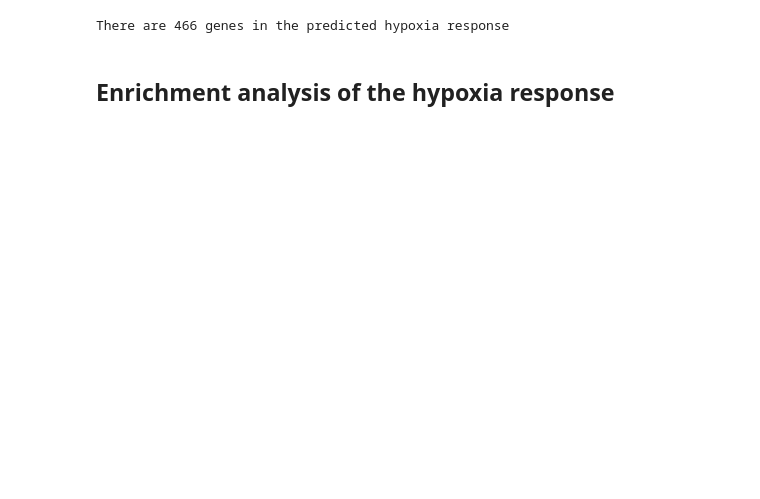
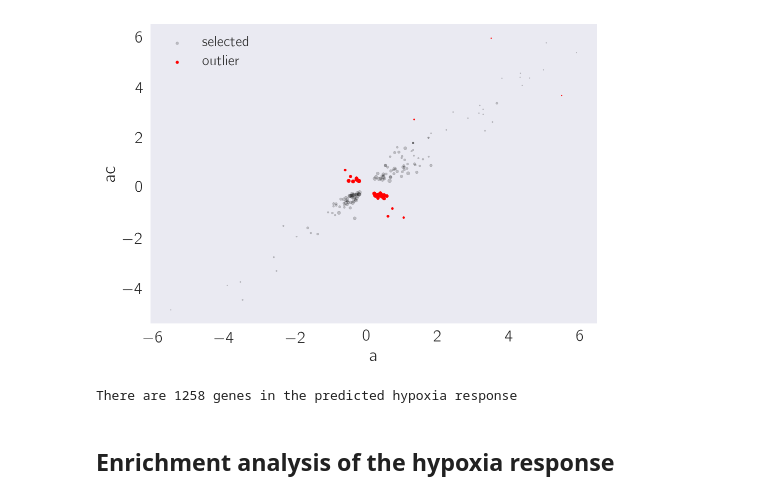
Before and after one commit to WormLabCaltech/mprsq, a Jupyter notebook: src/3 Enrichment Analysis of Hypoxia Pathway Data.ipynb, the cells around one changed output. Cells and saved outputs as stored; diff of their text form; code cells hidden in the pictures; blank space fills up the shorter version.

```diff
--- a/src/3 Enrichment Analysis of Hypoxia Pathway Data.ipynb
+++ b/src/3 Enrichment Analysis of Hypoxia Pathway Data.ipynb
@@ -110,0 +163,5 @@ hyp_response = list(set(hyp_response_neg + hyp_response_pos))
+# %%
+# find the genes that obey hif-1 = egl-9 hif-1
+filtered_hif = test_equality(['c', 'f'], 'b', tidy, q=.1, n_std=2)
+# %% [output]
+[figure, added]
@@ -127,12 +198,10 @@ hyp['regulation'] = hyp.b.apply(annotate)
 # %%
 # save to file
-cols = ['target_id', 'ens_gene', 'ext_gene', 'b', 'qval', 'regulation']
-hyp[cols].to_csv('../output/hypoxia_response.csv', index=False)
+cols = ['genotype','target_id', 'ens_gene', 'ext_gene', 'b', 'se_b', 'qval', 'regulation', 'code']
+hyp_response[cols].to_csv('../output/hypoxia_response.csv', index=False)
 
-# get the list of gene IDs as a numpy array.
-hyp_response = tidy[tidy.target_id.isin(hyp_response)].ens_gene.unique()
-print('There are {0} genes in the predicted hypoxia response'.format(len(hyp_response)))
+print('There are {0} genes in the predicted hypoxia response'.format(len(hyp_response.ens_gene.unique())))
 # %% [output]
-There are 466 genes in the predicted hypoxia response
+There are 1258 genes in the predicted hypoxia response
 # %% [markdown]
 ## Enrichment analysis of the hypoxia response
```
Also changed, not shown: parts of 33 cells of this notebook, 51 other files.
